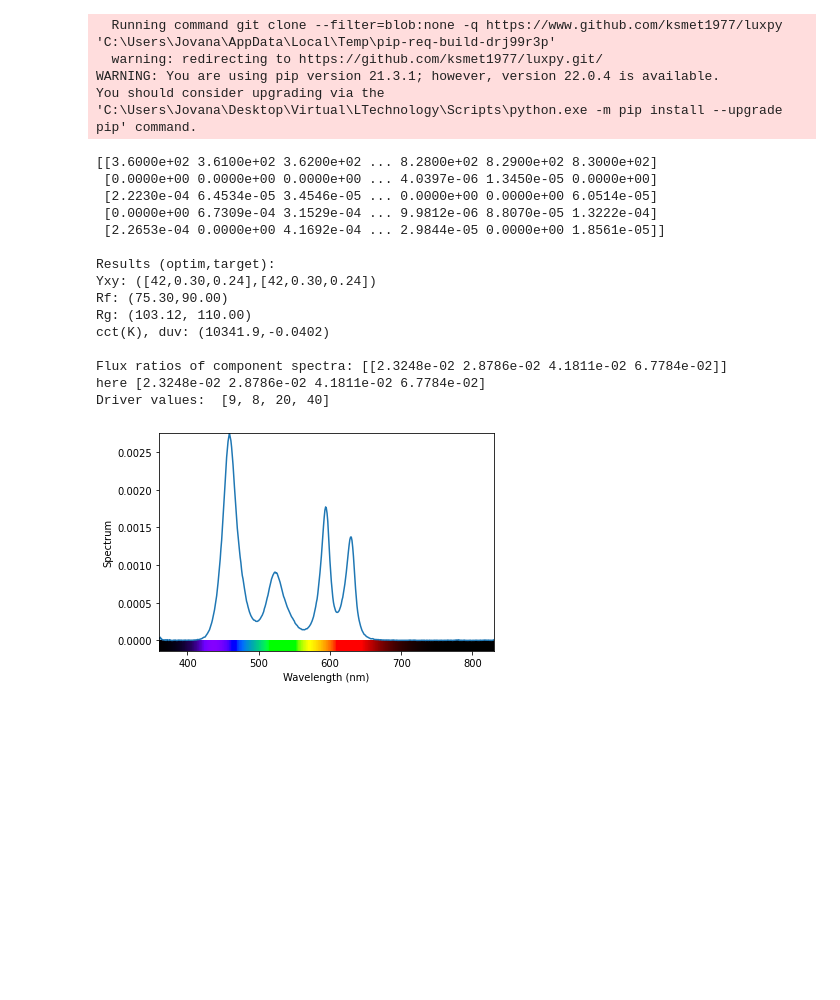
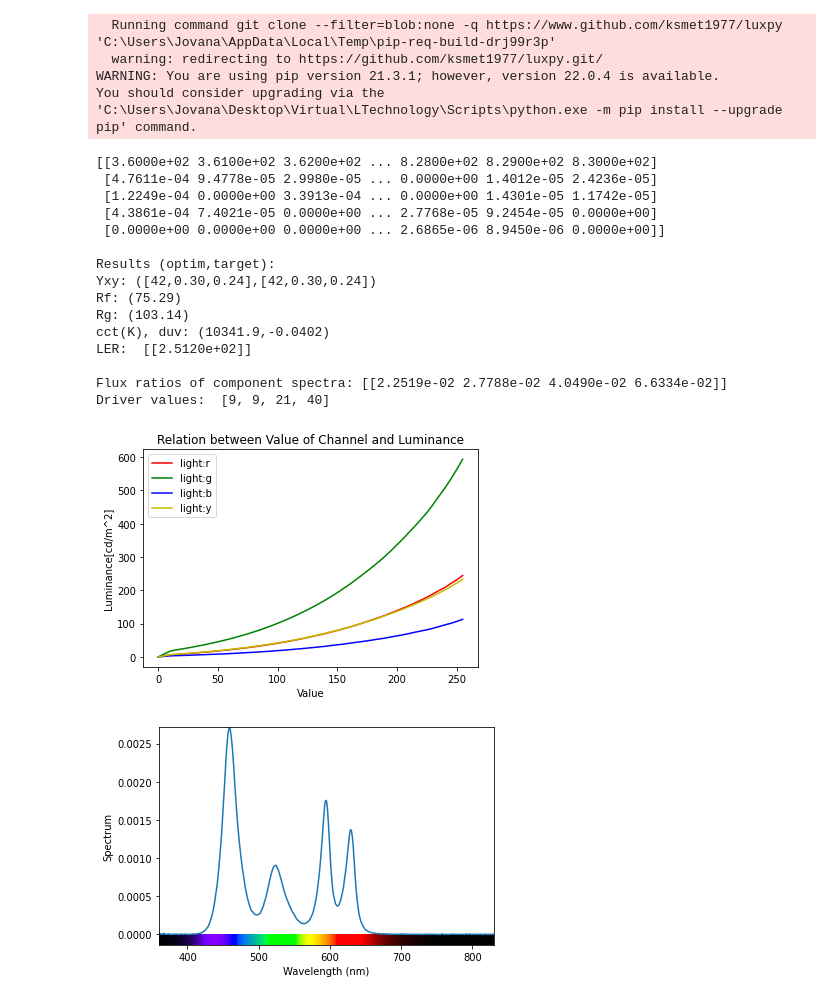
Before and after one commit to jovanakostres/lightingscience, a Jupyter notebook: Calculations.ipynb, the cells around one changed output. Drawn from its saved outputs; the diff is of its cells as text; code cells hidden in the pictures; blank space fills up the shorter version.

```diff
--- a/Calculations.ipynb
+++ b/Calculations.ipynb
@@ -129,26 +141,25 @@ def n_color_mixing(cp, xyzt):
 # %%
 #OPTIMIZATION
 def spd_to_cris(spd, solution_info=None):
-    #print(solution_info)
+    # obj_fcn to optimize per Rf, Rg
     Rf,Rg = lx.cri.spd_to_cri(spd, cri_type='ies-tm30',out='Rf,Rg')
     return np.vstack((Rf, Rg))
 
 
-
 def spd_to_lers(spd, solution_info=None):
-    #print(solution_info)
+    # obj_fcn to optimize per ler
     ler = lx.spd_to_ler(spd, K=683)
     return np.vstack((ler))
 
 
-
 def spd_to_ccts(spd, solution_info=None):
-    #print(solution_info)
+    # obj_fcn to optimize per cct and duv
     xyz = lx.spd_to_xyz(spd, relative=False)
     cct,duv = lx.xyz_to_cct(xyz, out = 'cct,duv')
     return np.vstack((cct, duv))
 
 def make_obj_fun(opt_par, tar_vals):
+    # make obj_fun for optimization
     if opt_par == 'cct,duv':
         obj_fcn = [(spd_to_ccts,'cct', 'duv')]
         obj_tar_vals = [tar_vals]
@@ -164,6 +175,7 @@ def make_obj_fun(opt_par, tar_vals):
 def do_optimization():
     # Initialize SpectralOptimizer object:
     cieobs='1931_2'
+    # make an array of primaries
     prims = np.array([primaries[0][0],primaries[0][1], primaries[1][1], primaries[2][1], primaries[3][1]])
     print(prims)
     target = ct
@@ -185,15 +197,13 @@ def do_optimization():
     Yxy = lx.xyz_to_Yxy(xyz)
     cct,duv = lx.xyz_to_cct(xyz, cieobs = cieobs,out = 'cct,duv')
     Rf, Rg = spd_to_cris(S)
-    #ler = spd_to_lers(S)
-    #cct, duv = spd_to_ccts(S)
+    ler = spd_to_lers(S)
     print('\nResults (optim,target):')
     print("Yxy: ([{:1.0f},{:1.2f},{:1.2f}],[{:1.0f},{:1.2f},{:1.2f}])".format(Yxy[0,0],Yxy[0,1],Yxy[0,2],target[0,0],target[0,1],target[0,2]))
-    print("Rf: ({:1.2f},{:1.2f})".format(Rf[0], obj_tar_vals[0][0]))
-    print("Rg: ({:1.2f}, {:1.2f})".format(Rg[0], obj_tar_vals[0][1]))
+    print("Rf: ({:1.2f})".format(Rf[0]))
+    print("Rg: ({:1.2f})".format(Rg[0]))
     print("cct(K), duv: ({:1.1f},{:1.4f})".format(cct[0,0], duv[0,0]))
-    #print(ler)
-    #print(cct, duv)
+    print("LER: ", ler)
 
     print('\nFlux ratios of component spectra:', M)
 
@@ -249,43 +259,45 @@ You should consider upgrading via the 'C:\Users\Jovana\Desktop\Virtual\LTechnolo
 # %%
 spdData = []
 largestLum = []
 interpolation_funcs = []
 digit = []
 primaries = []
 cp = []
 ct = []
 w = []
 obj_fcn = []
 obj_tar_vals = []
 
-spdData = load_data('./data/spectrums.txt', spdData)
+spdData = load_data('./data/spectrums2.txt', spdData)
 interpolation_funcs = get_luminance()
+plot_luminance()
 
 get_primaries()
 cp = get_cp()
 #ct = get_target_color_xyz()
-ct = get_target_color_yxy()
+ct = get_target_color_yxy('spd')
 #w = three_color_mixing(cp, ct)
 #w = n_color_mixing(cp, ct)
-obj_fcn, obj_tar_vals = make_obj_fun('rf,rg', (90,110))
+obj_fcn, obj_tar_vals = make_obj_fun('rf,rg', (90, 110))
 w = do_optimization()
 get_drivers()
 
 print('Driver values: ', digit)
 # %% [output]
 [[3.6000e+02 3.6100e+02 3.6200e+02 ... 8.2800e+02 8.2900e+02 8.3000e+02]
- [0.0000e+00 0.0000e+00 0.0000e+00 ... 4.0397e-06 1.3450e-05 0.0000e+00]
- [2.2230e-04 6.4534e-05 3.4546e-05 ... 0.0000e+00 0.0000e+00 6.0514e-05]
- [0.0000e+00 6.7309e-04 3.1529e-04 ... 9.9812e-06 8.8070e-05 1.3222e-04]
- [2.2653e-04 0.0000e+00 4.1692e-04 ... 2.9844e-05 0.0000e+00 1.8561e-05]]
+ [4.7611e-04 9.4778e-05 2.9980e-05 ... 0.0000e+00 1.4012e-05 2.4236e-05]
+ [1.2249e-04 0.0000e+00 3.3913e-04 ... 0.0000e+00 1.4301e-05 1.1742e-05]
+ [4.3861e-04 7.4021e-05 0.0000e+00 ... 2.7768e-05 9.2454e-05 0.0000e+00]
+ [0.0000e+00 0.0000e+00 0.0000e+00 ... 2.6865e-06 8.9450e-06 0.0000e+00]]
 
 Results (optim,target):
 Yxy: ([42,0.30,0.24],[42,0.30,0.24])
-Rf: (75.30,90.00)
-Rg: (103.12, 110.00)
+Rf: (75.29)
+Rg: (103.14)
 cct(K), duv: (10341.9,-0.0402)
+LER:  [[2.5120e+02]]
 
-Flux ratios of component spectra: [[2.3248e-02 2.8786e-02 4.1811e-02 6.7784e-02]]
-here [2.3248e-02 2.8786e-02 4.1811e-02 6.7784e-02]
-Driver values:  [9, 8, 20, 40]
+Flux ratios of component spectra: [[2.2519e-02 2.7788e-02 4.0490e-02 6.6334e-02]]
+Driver values:  [9, 9, 21, 40]
-[figure, old version]
+[figure, new version]
+[figure, added]
```
Also changed, not shown: parts of 4 cells of this notebook.
